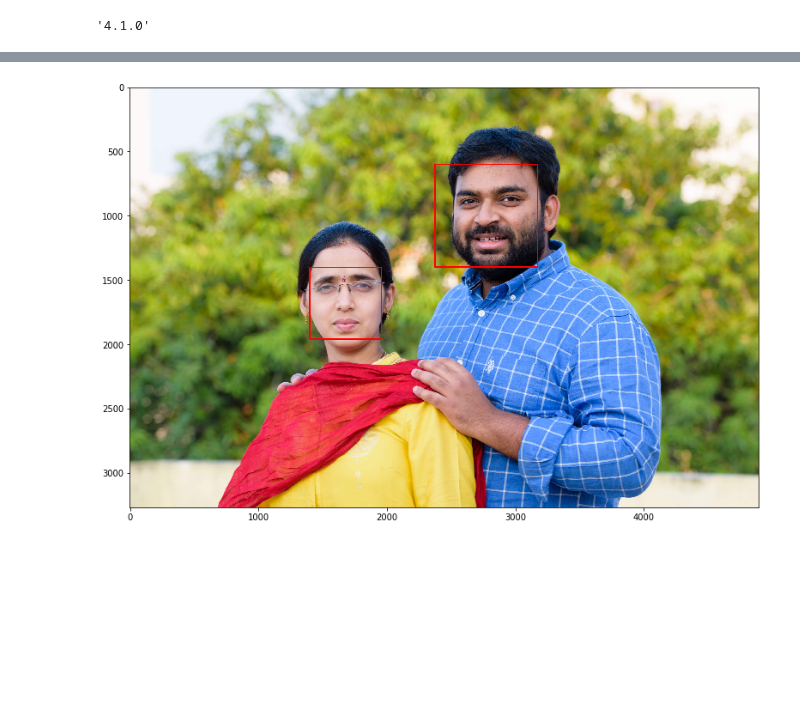
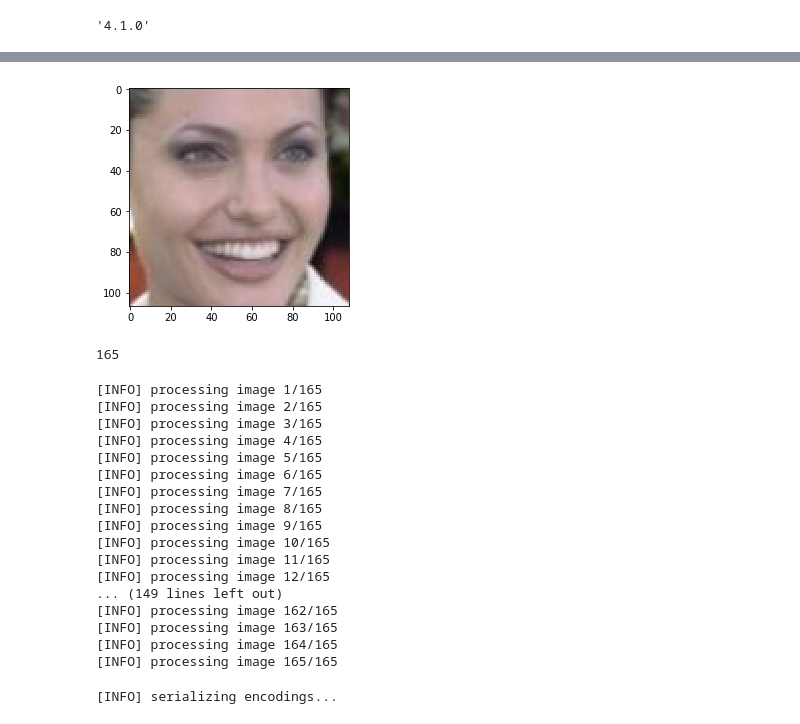
Before and after one commit to naren-m/face_rec, a Jupyter notebook: playground.ipynb, the cells around one changed output, grey strips where cells are left out. Saved outputs shown, nothing was run; the diff lists cells and outputs as text; code cells hidden in the pictures; blank space fills up the shorter version.

```diff
--- a/playground.ipynb
+++ b/playground.ipynb
@@ -80,5 +180,4 @@ image.saveFaces()
-# %%
-image.drawBoundingBoxes()
-shimg(image.image)
-# %% [output]
-[figure, removed]
+# %%
+shimg(image.faces[0].image)
+# %% [output]
+[figure, added]
@@ -84,0 +186,49 @@ shimg(image.image)
+# %%
+imgBaseDir = 'data/photos'
+imagePaths = list(paths.list_images(imgBaseDir))
+len(imagePaths)
+# %% [output]
+165
+# %%
+knownEncodings = list()
+knownNames = list()
+import os
+for (i, imagePath) in enumerate(imagePaths):
+    # extract the person name from the image path
+    name = imagePath.split(os.path.sep)[-2]
+
+    image = Image(imagePath)
+    image.detectFaces()
+    encodings = image.faces[0].getEncodings()
+    print("[INFO] processing image {}/{}".format(i + 1,len(imagePaths)))
+    for encoding in encodings:
+        knownEncodings.append(encoding)
+        knownNames.append(name)
+# %% [output]
+[INFO] processing image 1/165
+[INFO] processing image 2/165
+[INFO] processing image 3/165
+[INFO] processing image 4/165
+[INFO] processing image 5/165
+[INFO] processing image 6/165
+[INFO] processing image 7/165
+[INFO] processing image 8/165
+[INFO] processing image 9/165
+[INFO] processing image 10/165
+[INFO] processing image 11/165
+[INFO] processing image 12/165
+... (149 lines left out)
+[INFO] processing image 162/165
+[INFO] processing image 163/165
+[INFO] processing image 164/165
+[INFO] processing image 165/165
+# %%
+# dump the facial encodings + names to disk
+import pickle
+print("[INFO] serializing encodings...")
+data = {"encodings": knownEncodings, "names": knownNames}
+f = open("encodings.pkl", "wb")
+f.write(pickle.dumps(data))
+f.close()
+# %% [output]
+[INFO] serializing encodings...
```
Also changed, not shown: parts of 8 cells of this notebook, 3 other files.
